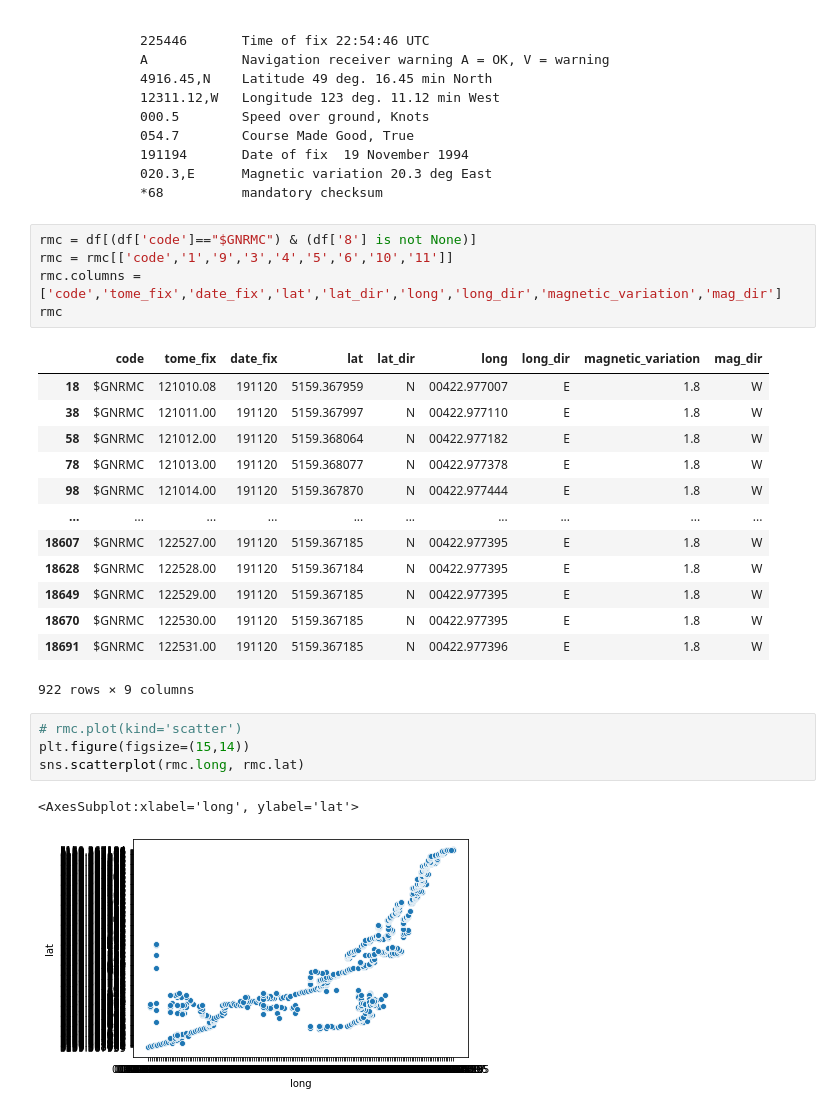
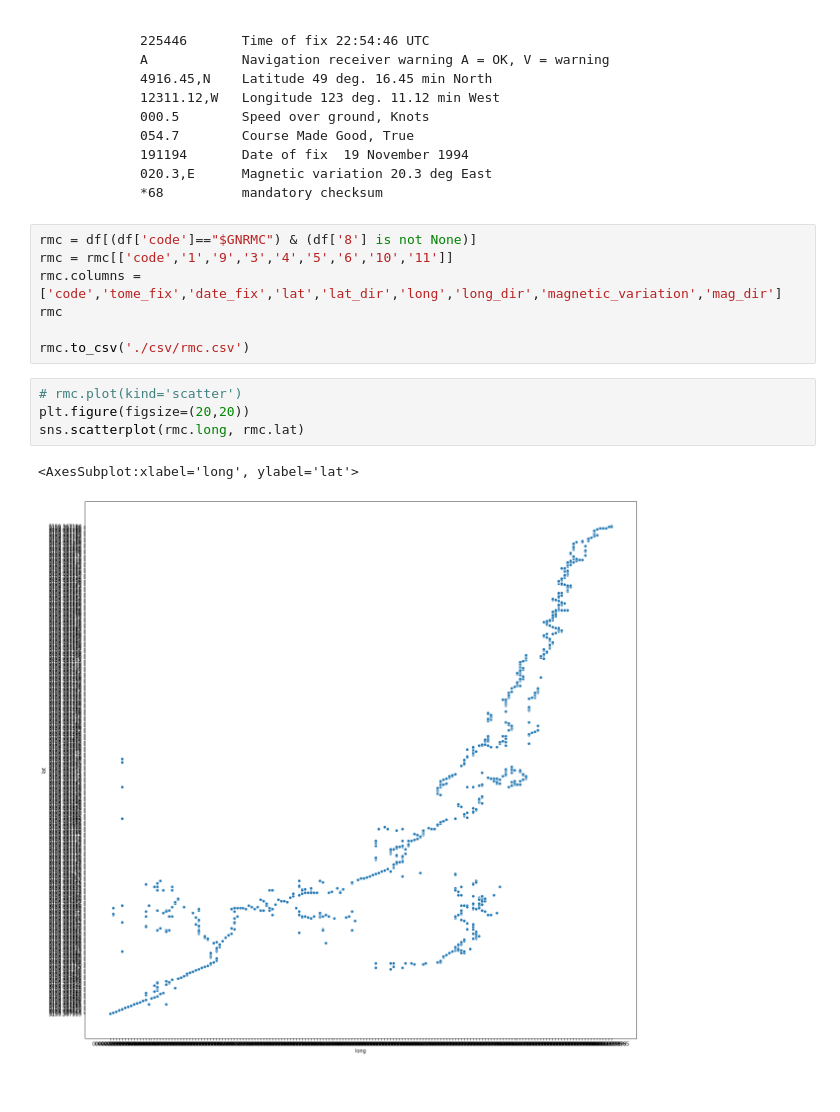
Before and after one commit to pratyush1611/geo1003_position, a Jupyter notebook: asg2.ipynb, the cells around one changed output. Cells and saved outputs as stored; diff of their text form; blank space fills up the shorter version.

```diff
--- a/asg2.ipynb
+++ b/asg2.ipynb
@@ -164,24 +166,12 @@ rmc = df[(df['code']=="$GNRMC") & (df['8'] is not None)]
 rmc = rmc[['code','1','9','3','4','5','6','10','11']]
 rmc.columns = ['code','tome_fix','date_fix','lat','lat_dir','long','long_dir','magnetic_variation','mag_dir']
 rmc
+
+rmc.to_csv('./csv/rmc.csv')
-# %% [output]
-|  | code | tome_fix | date_fix | lat | lat_dir | long | long_dir | magnetic_variation | mag_dir |
-| 18 | $GNRMC | 121010.08 | 191120 | 5159.367959 | N | 00422.977007 | E | 1.8 | W |
-| 38 | $GNRMC | 121011.00 | 191120 | 5159.367997 | N | 00422.977110 | E | 1.8 | W |
-| 58 | $GNRMC | 121012.00 | 191120 | 5159.368064 | N | 00422.977182 | E | 1.8 | W |
-| 78 | $GNRMC | 121013.00 | 191120 | 5159.368077 | N | 00422.977378 | E | 1.8 | W |
-| 98 | $GNRMC | 121014.00 | 191120 | 5159.367870 | N | 00422.977444 | E | 1.8 | W |
-| ... | ... | ... | ... | ... | ... | ... | ... | ... | ... |
-| 18607 | $GNRMC | 122527.00 | 191120 | 5159.367185 | N | 00422.977395 | E | 1.8 | W |
-| 18628 | $GNRMC | 122528.00 | 191120 | 5159.367184 | N | 00422.977395 | E | 1.8 | W |
-| 18649 | $GNRMC | 122529.00 | 191120 | 5159.367185 | N | 00422.977395 | E | 1.8 | W |
-| 18670 | $GNRMC | 122530.00 | 191120 | 5159.367185 | N | 00422.977395 | E | 1.8 | W |
-| 18691 | $GNRMC | 122531.00 | 191120 | 5159.367185 | N | 00422.977396 | E | 1.8 | W |
-922 rows × 9 columns
 # %%
 # rmc.plot(kind='scatter')
-plt.figure(figsize=(15,14))
+plt.figure(figsize=(20,20))
 sns.scatterplot(rmc.long, rmc.lat)
 # %% [output]
 <AxesSubplot:xlabel='long', ylabel='lat'>
-[figure, old version]
+[figure, new version]
```
Also changed, not shown: parts of 7 cells of this notebook.
